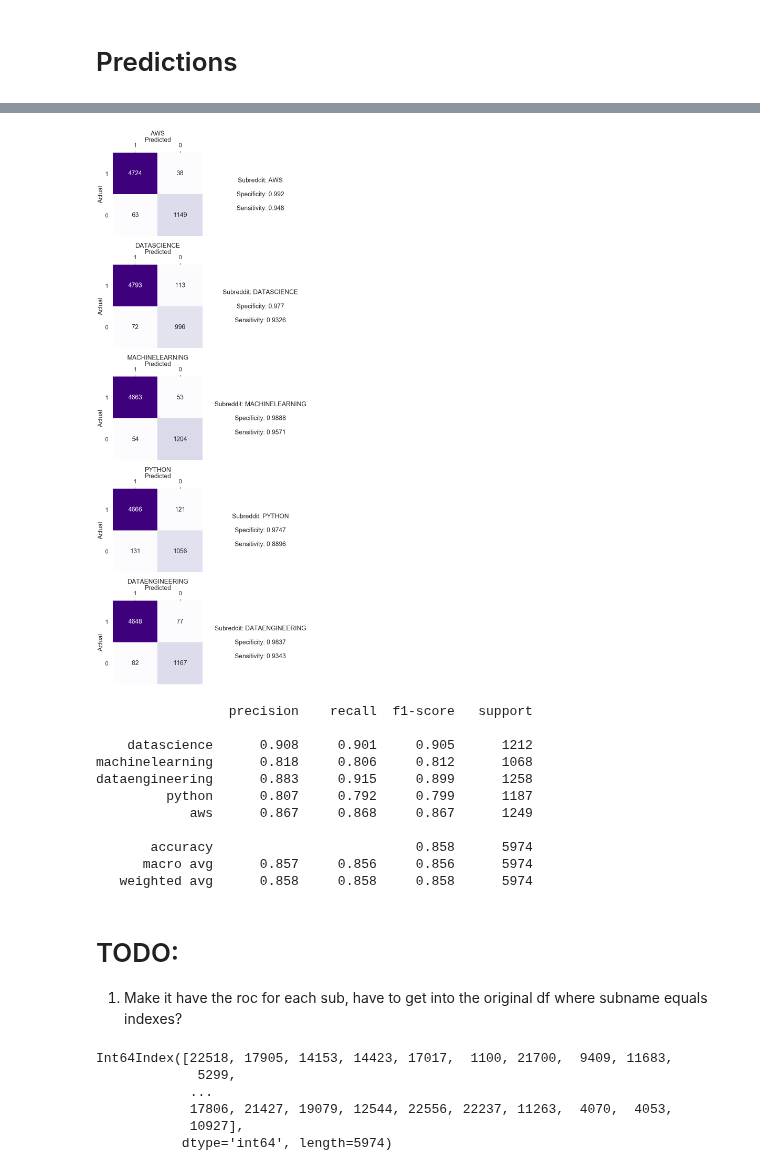
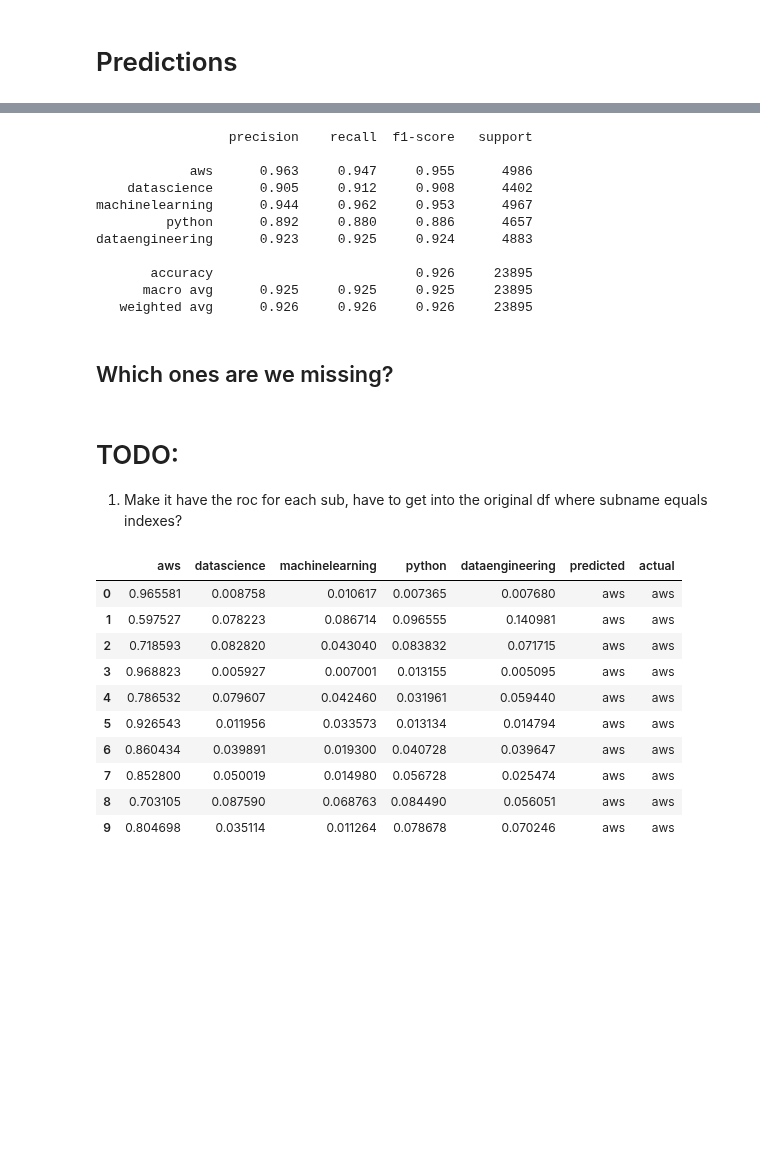
Before and after one commit to datapointchris/reddit-nlp, a Jupyter notebook: DS_coefficients and stats.ipynb, the cells around one changed output, grey strips where cells are left out. Cells and saved outputs as stored; diff of their text form; code cells hidden in the pictures; blank space fills up the shorter version.

```diff
--- a/DS_coefficients and stats.ipynb
+++ b/DS_coefficients and stats.ipynb
@@ -163,0 +144,2 @@ df_cm
+# %%
+y_probs = model.predict_proba(X)
@@ -199,57 +226,20 @@ print(mcm)
-# %%
-fig, ax = plt.subplots(ncols=2, nrows=len(labeler.classes_),
-                       figsize=(12, 6*len(labeler.classes_)))
-
-for i, cm in enumerate(mcm):
-    df_cm = pd.DataFrame(cm)
-    df_cm.index.name = 'Actual'
-    df_cm.columns.name = 'Predicted'
-    sns.heatmap(df_cm, annot=True, fmt="d", cbar=False,
-                cmap='Purples', ax=ax[i, 0])
-
-    ax[i, 0].set_yticklabels(labels=[1, 0], rotation='horizontal')
-    ax[i, 0].set_xticklabels(labels=[1, 0])
-    ax[i, 0].xaxis.tick_top()
-    ax[i, 0].xaxis.set_label_position('top')
-    ax[i, 0].set_title(labeler.classes_[i].upper())
-
-    tn, fp, fn, tp = cm.ravel()
-    specif = tn / (tn + fp)
-
-    sens = tp / (tp + fn)
-    box_text = f'''Subreddit: {labeler.classes_[i].upper()}\n\nSpecificity: {round(specif,4)}\n\nSensitivity: {round(sens,4)}'''
-    ax[i, 1].text(0.5, 0.5, box_text, horizontalalignment='center',
-                  verticalalignment='center', fontsize=24)
-    ax[i, 1].set_axis_off()
-
-
-plt.tight_layout()
-# %% [output]
-[figure, removed]
 # %%
-print(classification_report(y_test, y_pred, digits=3, target_names=subreddit_list))
+print(classification_report(y, y_pred, digits=3, target_names=classes))
 # %% [output]
                  precision    recall  f1-score   support
 
-    datascience      0.908     0.901     0.905      1212
-machinelearning      0.818     0.806     0.812      1068
-dataengineering      0.883     0.915     0.899      1258
-         python      0.807     0.792     0.799      1187
-            aws      0.867     0.868     0.867      1249
+            aws      0.963     0.947     0.955      4986
+    datascience      0.905     0.912     0.908      4402
+machinelearning      0.944     0.962     0.953      4967
+         python      0.892     0.880     0.886      4657
+dataengineering      0.923     0.925     0.924      4883
 
-       accuracy                          0.858      5974
-      macro avg      0.857     0.856     0.856      5974
-   weighted avg      0.858     0.858     0.858      5974
+       accuracy                          0.926     23895
+      macro avg      0.925     0.925     0.925     23895
+   weighted avg      0.926     0.926     0.926     23895
+# %% [markdown]
+## Which ones are we missing?
 # %% [markdown]
 <h1>TODO:</h1>
 
 1. Make it have the roc for each sub, have to get into the original df where subname equals indexes?
-# %%
-y_test.index
-# %% [output]
-Int64Index([22518, 17905, 14153, 14423, 17017,  1100, 21700,  9409, 11683,
-             5299,
-            ...
-            17806, 21427, 19079, 12544, 22556, 22237, 11263,  4070,  4053,
-            10927],
-           dtype='int64', length=5974)
@@ -255,0 +248,17 @@ Int64Index([22518, 17905, 14153, 14423, 17017,  1100, 21700,  9409, 11683,
+# %%
+probs_df = pd.DataFrame(data=y_probs, columns=classes)
+probs_df['predicted'] = labeler.inverse_transform(y_pred)
+probs_df['actual'] = df['subreddit']
+probs_df.head(10)
+# %% [output]
+|  | aws | datascience | machinelearning | python | dataengineering | predicted | actual |
+| 0 | 0.965581 | 0.008758 | 0.010617 | 0.007365 | 0.007680 | aws | aws |
+| 1 | 0.597527 | 0.078223 | 0.086714 | 0.096555 | 0.140981 | aws | aws |
+| 2 | 0.718593 | 0.082820 | 0.043040 | 0.083832 | 0.071715 | aws | aws |
+| 3 | 0.968823 | 0.005927 | 0.007001 | 0.013155 | 0.005095 | aws | aws |
+| 4 | 0.786532 | 0.079607 | 0.042460 | 0.031961 | 0.059440 | aws | aws |
+| 5 | 0.926543 | 0.011956 | 0.033573 | 0.013134 | 0.014794 | aws | aws |
+| 6 | 0.860434 | 0.039891 | 0.019300 | 0.040728 | 0.039647 | aws | aws |
+| 7 | 0.852800 | 0.050019 | 0.014980 | 0.056728 | 0.025474 | aws | aws |
+| 8 | 0.703105 | 0.087590 | 0.068763 | 0.084490 | 0.056051 | aws | aws |
+| 9 | 0.804698 | 0.035114 | 0.011264 | 0.078678 | 0.070246 | aws | aws |
```
Also changed, not shown: parts of 23 cells of this notebook.
